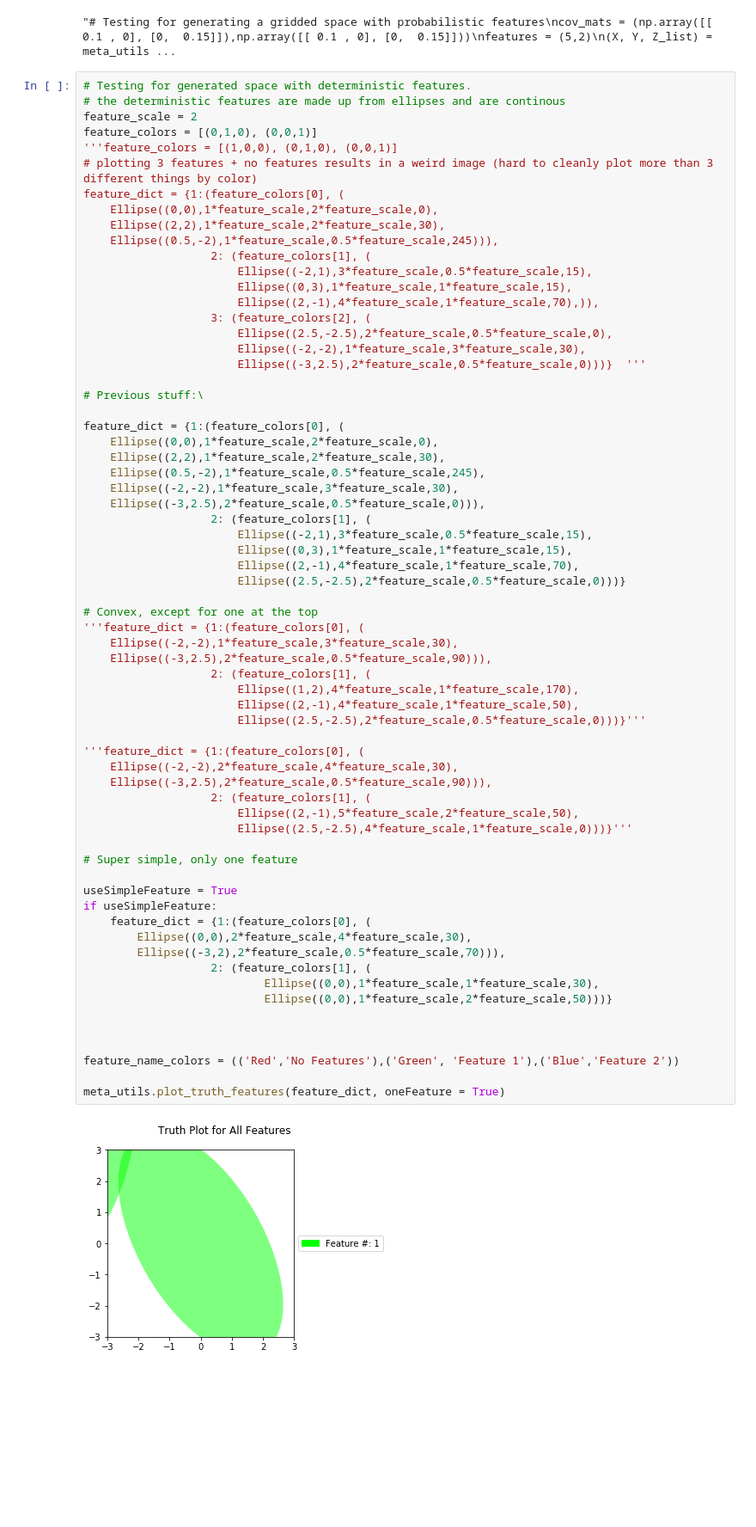
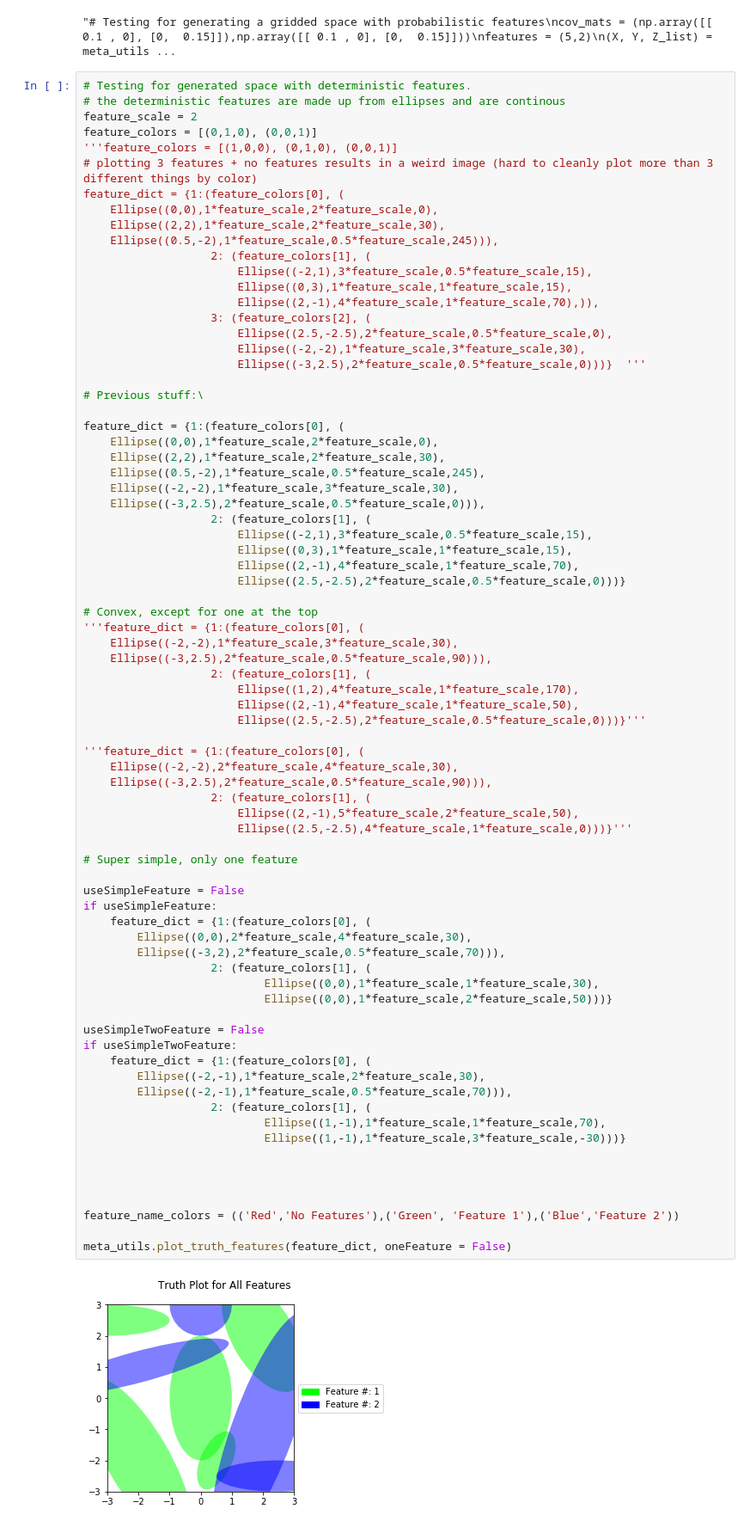
Before and after one commit to tukai21/adaptive-sampling, a Jupyter notebook: mini-pset-COMPLETED EXAMPLE.ipynb, the cells around one changed output. Shown at 86% size. Cells and saved outputs as stored; diff of their text form; blank space fills up the shorter version.

```diff
--- a/mini-pset-COMPLETED EXAMPLE.ipynb
+++ b/mini-pset-COMPLETED EXAMPLE.ipynb
@@ -78,35 +75,45 @@ feature_dict = {1:(feature_colors[0], (
 '''feature_dict = {1:(feature_colors[0], (
     Ellipse((-2,-2),1*feature_scale,3*feature_scale,30),
     Ellipse((-3,2.5),2*feature_scale,0.5*feature_scale,90))),
                    2: (feature_colors[1], (
                        Ellipse((1,2),4*feature_scale,1*feature_scale,170),
                        Ellipse((2,-1),4*feature_scale,1*feature_scale,50),
                        Ellipse((2.5,-2.5),2*feature_scale,0.5*feature_scale,0)))}'''
 
 '''feature_dict = {1:(feature_colors[0], (
     Ellipse((-2,-2),2*feature_scale,4*feature_scale,30),
     Ellipse((-3,2.5),2*feature_scale,0.5*feature_scale,90))),
                    2: (feature_colors[1], (
                        Ellipse((2,-1),5*feature_scale,2*feature_scale,50),
                        Ellipse((2.5,-2.5),4*feature_scale,1*feature_scale,0)))}'''
 
 # Super simple, only one feature
 
-useSimpleFeature = True
+useSimpleFeature = False
 if useSimpleFeature:
     feature_dict = {1:(feature_colors[0], (
         Ellipse((0,0),2*feature_scale,4*feature_scale,30),
         Ellipse((-3,2),2*feature_scale,0.5*feature_scale,70))),
                    2: (feature_colors[1], (
                            Ellipse((0,0),1*feature_scale,1*feature_scale,30),
                            Ellipse((0,0),1*feature_scale,2*feature_scale,50)))}
 
+useSimpleTwoFeature = False
+if useSimpleTwoFeature:
+    feature_dict = {1:(feature_colors[0], (
+        Ellipse((-2,-1),1*feature_scale,2*feature_scale,30),
+        Ellipse((-2,-1),1*feature_scale,0.5*feature_scale,70))),
+                   2: (feature_colors[1], (
+                           Ellipse((1,-1),1*feature_scale,1*feature_scale,70),
+                           Ellipse((1,-1),1*feature_scale,3*feature_scale,-30)))}
+
+
 
 
 feature_name_colors = (('Red','No Features'),('Green', 'Feature 1'),('Blue','Feature 2'))
 
-meta_utils.plot_truth_features(feature_dict, oneFeature = True)
+meta_utils.plot_truth_features(feature_dict, oneFeature = False)
 # %% [output]
-[figure, old version]
+[figure, new version]
 # %%
 # Test gridded representation of the features (low res, initial sample)
```
Also changed, not shown: parts of 5 cells of this notebook, 2 other files.
